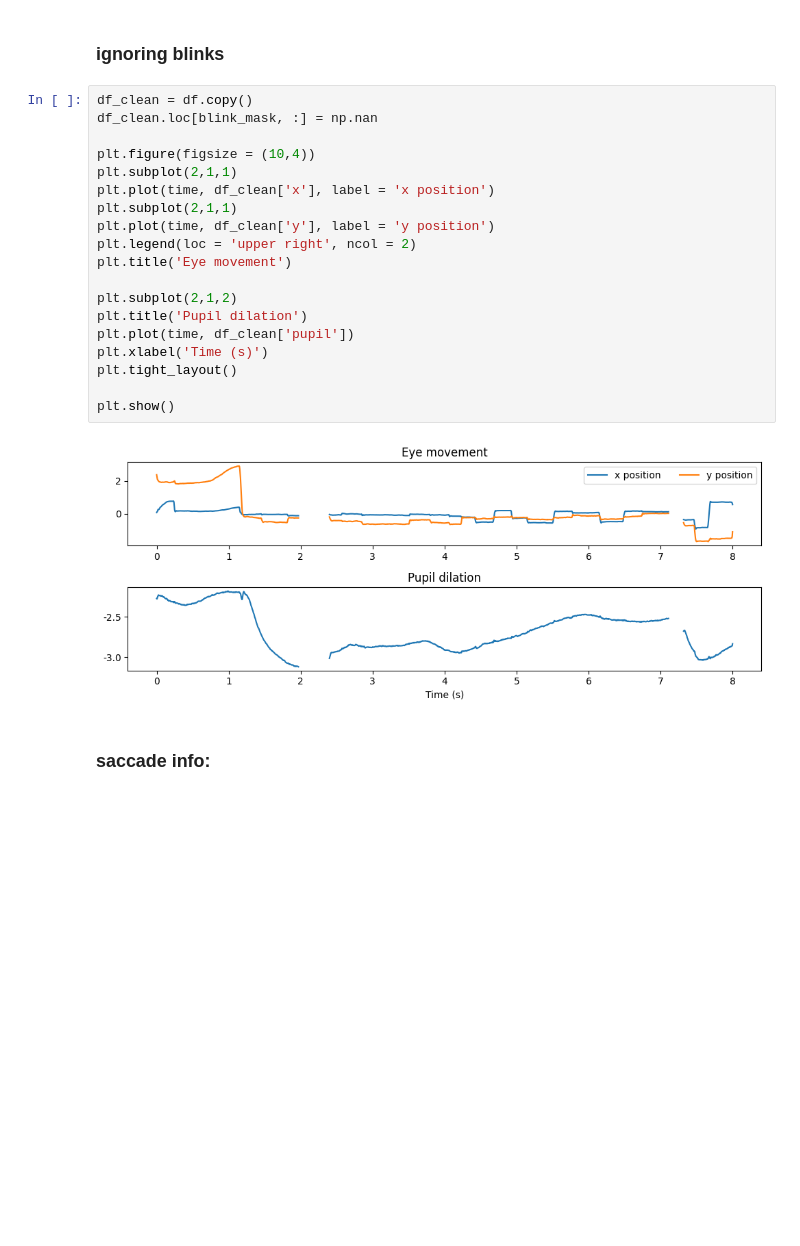
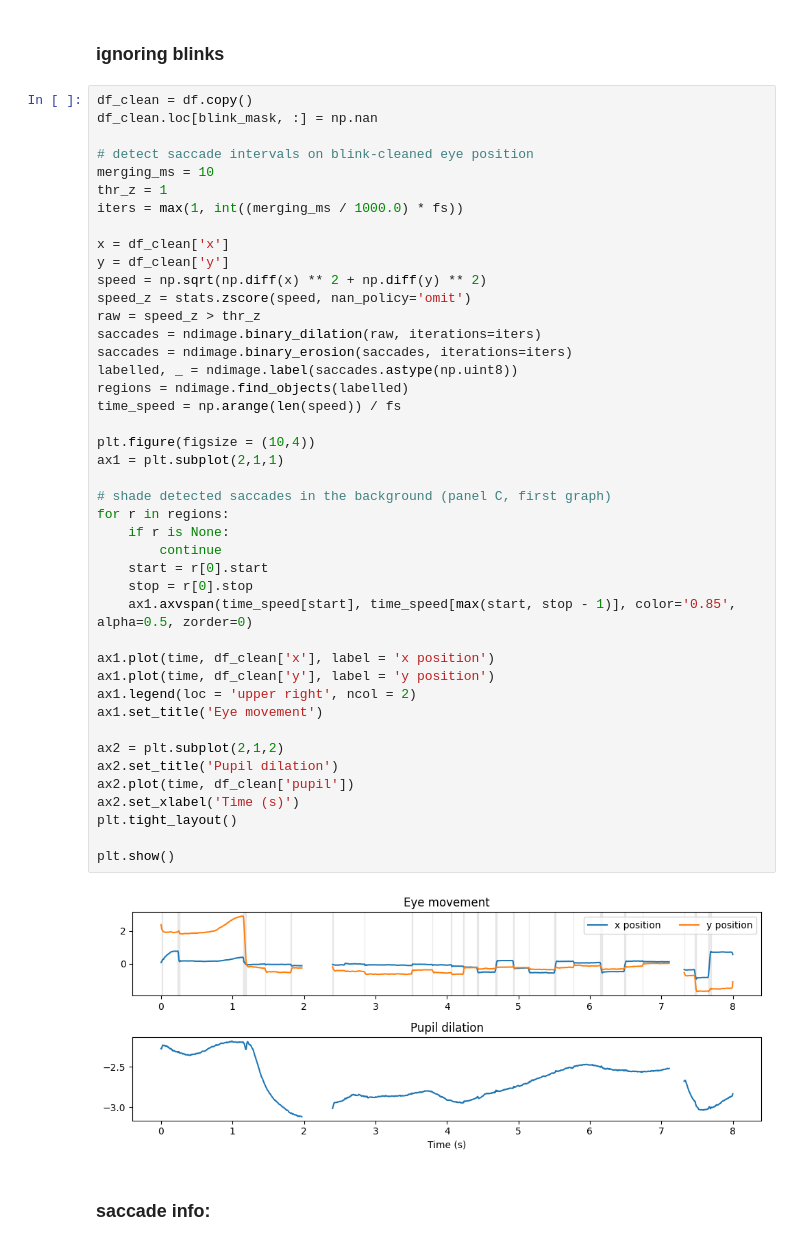
Before and after one commit to anjisuri/lab-project, a Jupyter notebook: blinks.ipynb, the cells around one changed output. Saved outputs shown, nothing was run; the diff lists cells and outputs as text; blank space fills up the shorter version.

```diff
--- a/blinks.ipynb
+++ b/blinks.ipynb
@@ -92,24 +93,48 @@ plt.show()
 # %%
 df_clean = df.copy()
 df_clean.loc[blink_mask, :] = np.nan
 
+# detect saccade intervals on blink-cleaned eye position
+merging_ms = 10
+thr_z = 1
+iters = max(1, int((merging_ms / 1000.0) * fs))
+
+x = df_clean['x']
+y = df_clean['y']
+speed = np.sqrt(np.diff(x) ** 2 + np.diff(y) ** 2)
+speed_z = stats.zscore(speed, nan_policy='omit')
+raw = speed_z > thr_z
+saccades = ndimage.binary_dilation(raw, iterations=iters)
+saccades = ndimage.binary_erosion(saccades, iterations=iters)
+labelled, _ = ndimage.label(saccades.astype(np.uint8))
+regions = ndimage.find_objects(labelled)
+time_speed = np.arange(len(speed)) / fs
+
 plt.figure(figsize = (10,4))
-plt.subplot(2,1,1)
-plt.plot(time, df_clean['x'], label = 'x position')
-plt.subplot(2,1,1)
-plt.plot(time, df_clean['y'], label = 'y position')
-plt.legend(loc = 'upper right', ncol = 2)
-plt.title('Eye movement')
+ax1 = plt.subplot(2,1,1)
 
-plt.subplot(2,1,2)
-plt.title('Pupil dilation')
-plt.plot(time, df_clean['pupil'])
-plt.xlabel('Time (s)')
+# shade detected saccades in the background (panel C, first graph)
+for r in regions:
+    if r is None:
+        continue
+    start = r[0].start
+    stop = r[0].stop
+    ax1.axvspan(time_speed[start], time_speed[max(start, stop - 1)], color='0.85', alpha=0.5, zorder=0)
+
+ax1.plot(time, df_clean['x'], label = 'x position')
+ax1.plot(time, df_clean['y'], label = 'y position')
+ax1.legend(loc = 'upper right', ncol = 2)
+ax1.set_title('Eye movement')
+
+ax2 = plt.subplot(2,1,2)
+ax2.set_title('Pupil dilation')
+ax2.plot(time, df_clean['pupil'])
+ax2.set_xlabel('Time (s)')
 plt.tight_layout()
 
 plt.show()
 # %% [output]
-[figure, old version]
+[figure, new version]
 # %% [markdown]
 ### saccade info:
 # %%
```
Also changed, not shown: parts of 3 cells of this notebook.
